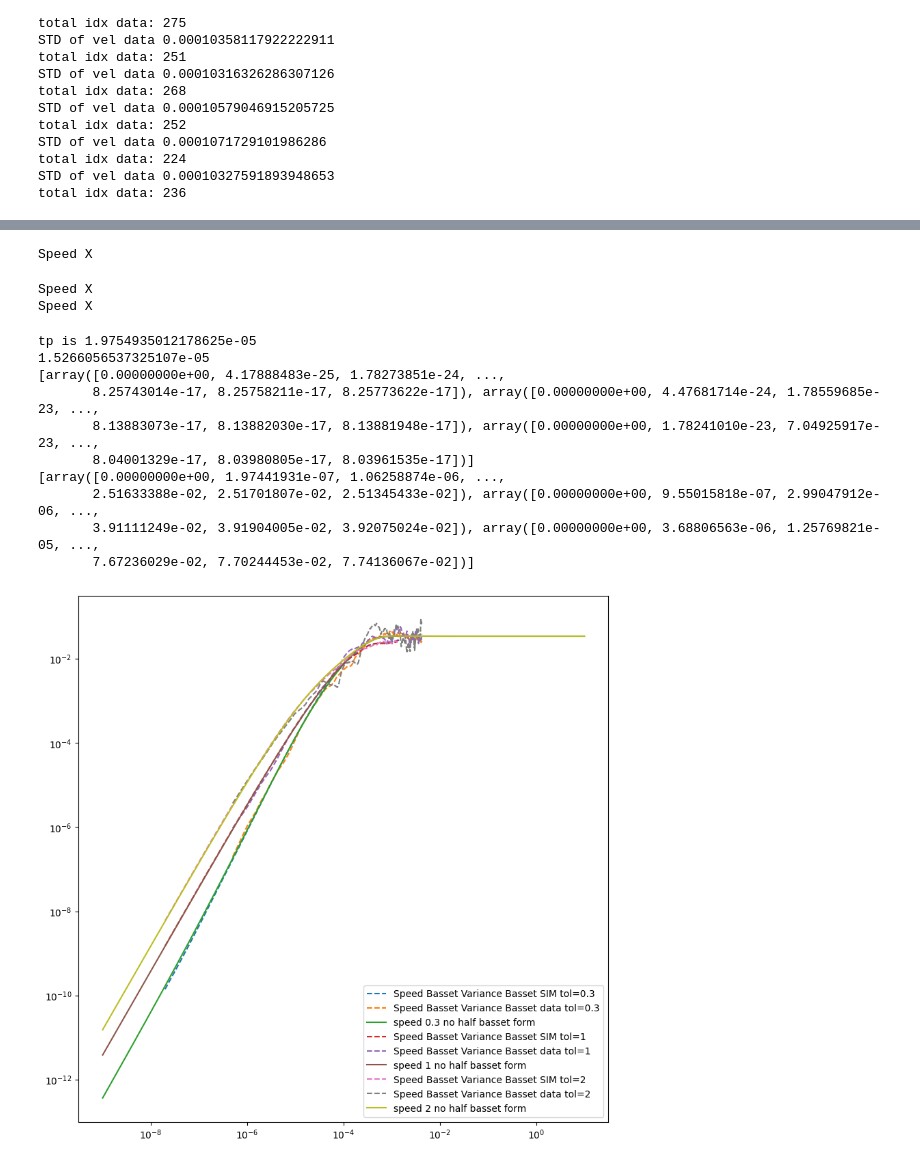
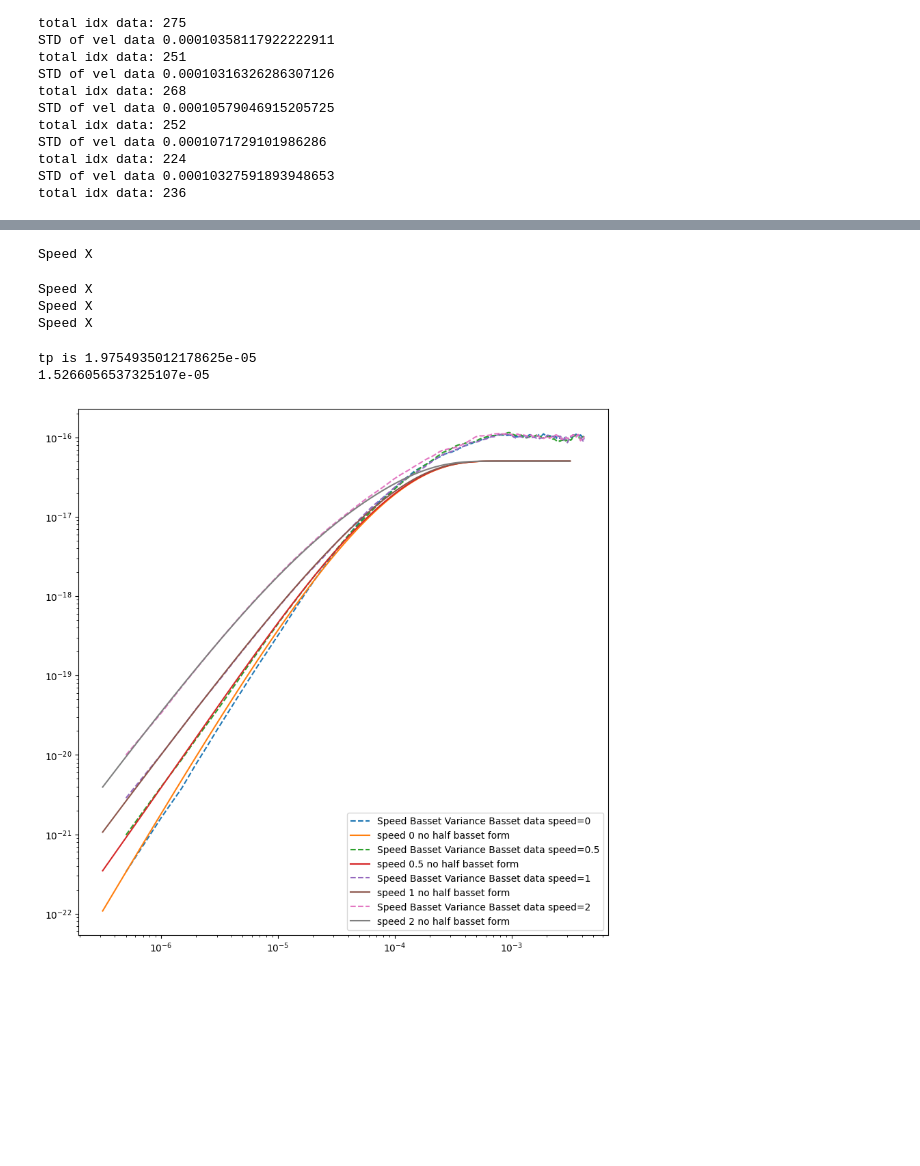
Before and after one commit to mcthumann/Brownian_Data_Analysis, a Jupyter notebook: polished_scripts/Analytical_Simulation_Data_Trio.ipynb, the cells around one changed output, grey strips where cells are left out. Saved outputs shown, nothing was run; the diff lists cells and outputs as text; code cells hidden in the pictures; blank space fills up the shorter version.

```diff
--- a/polished_scripts/Analytical_Simulation_Data_Trio.ipynb
+++ b/polished_scripts/Analytical_Simulation_Data_Trio.ipynb
@@ -532,5 +538,5 @@ def stat_hydro_msd(t, roots):
 # %%
-times_analytic = np.logspace(-9, 1, 1000)
+times_analytic = np.logspace(-6.5, -2.5, 1000)
 
 mu = 0
 # sigma_v = np.sqrt(_k_b*_temp/_m)
@@ -553,7 +559,7 @@ for speed in speeds:
     print("Speed X")
     for i in range(num_samples):
         results_speed[i, :] = stat_hydro_msd(times_analytic, roots)
-        results_speed_no_half[i, :] = full_hydro_msd(0, times_analytic, _m, _K, _r, _viscous, _rho_f, initial_conditions_x[i], speed* np.std(v_traces_sim[0]))
+        results_speed_no_half[i, :] = full_hydro_msd(0, times_analytic, _m, _K, _r, _viscous, _rho_f, initial_conditions_x[i], speed* np.sqrt(_k_b*_temp/_m))
     speeds_analytic.append(results_speed.mean(axis=0))
     speeds_analytic_no_half.append(results_speed_no_half.mean(axis=0))
     results_speed = np.zeros((num_samples, len(times_analytic)))
@@ -564,6 +570,7 @@ averaged_initial_msd = results.mean(axis=0)
 Speed X
 Speed X
 Speed X
+Speed X
 # %%
 # GRAPHING
 plt.figure(figsize=(10,10))
@@ -612,62 +619,50 @@ def graph_2(times):
     # plt.plot(init_lag_times_sim[40:], sim_tol_msds[i][40:]*_gain**2, linestyle = 'dashed', color = "red", label=f"Initial Variable Basset Variance Basset SIM tol={tols[i]}")
 
 # SPEEDS
-print(sim_speeds_msds)
-print(data_speeds_msds)
 for i in range(len(speeds)):
-    plt.plot(lag_times_speed_sim[1:], sim_speeds_msds[i][1:]*_gain**2, linestyle = 'dashed', label=f"Speed Basset Variance Basset SIM tol={speeds[i]}")
-    plt.plot(lag_times_speed_data[1:], data_speeds_msds[i][1:], linestyle = 'dashed', label=f"Speed Basset Variance Basset data tol={speeds[i]}")
+    # plt.plot(lag_times_speed_sim[1:], sim_speeds_msds[i][1:], linestyle = 'dashed', label=f"Speed Basset Variance Basset SIM speed={speeds[i]}")
+    plt.plot(lag_times_speed_data[1:], data_speeds_msds[i][1:]/_gain**2, linestyle = 'dashed', label=f"Speed Basset Variance Basset data speed={speeds[i]}")
     # plt.plot(times_analytic, speeds_analytic[i]*_gain**2, label=f"speed {speeds[i]} basset form")
-    plt.plot(times_analytic, speeds_analytic_no_half[i]*_gain**2, label=f"speed {speeds[i]} no half basset form")
+    plt.plot(times_analytic, speeds_analytic_no_half[i], label=f"speed {speeds[i]} no half basset form")
+
+with open('../data/data_speeds.dat', 'w') as f:
+    for i in range(len(speeds)):
+        f.write(f"# Traces used {traces_per_speed[i]} | Speed {speeds[i]}\n")
+        data = np.column_stack((lag_times_speed_data[1:], data_speeds_msds[i][1:] / _gain**2))
+        np.savetxt(f, data, fmt='%.15e')
+
+with open('../data/analytic_speeds.dat', 'w') as f:
+    for i in range(len(speeds)):
+        f.write(f"# Speed {speeds[i]}\n")
+        data = np.column_stack((times_analytic, speeds_analytic_no_half[i]))
+        np.savetxt(f, data, fmt='%.15e')
 
 
 # DATA GRAPHING
 # plt.scatter(lag_times_data[1:], eq_msd_data[1:],s=20, label="Equilibrium Basset DATA", color = "blue")
 # plt.plot(init_lag_times_data, data_tol_msds[0], linestyle='dotted', label=f"Initial Variable Basset Variance Basset DATA tol={tols[0]}")
 # for i in range(len(tols)):
     # plt.scatter(init_lag_times_data, data_tol_msds[i], s=20, color = "blue", label=f"Initial Variable Basset Variance Basset DATA tol={tols[i]}")
 
 # data = np.column_stack((init_lag_times_data, data_tol_msds[0]))
 # a_form = np.column_stack((times_analytic, laplace_form*_gain**2))
 # eq_data = np.column_stack((lag_times_data[1:], eq_msd_data[1:]))
 # eq_form = np.column_stack((times_analytic, basset_msd*_gain**2))
 
 # Save to a text file
 # np.savetxt('../data/data.dat', data, fmt='%.15e', delimiter=' ', header='# lag msd_z_ic', comments='')
 # np.savetxt('../data/a_form.dat', a_form, fmt='%.15e', delimiter=' ', header='# lag msd_z_ic', comments='')
 # np.savetxt('../data/eq_data.dat', eq_data, fmt='%.15e', delimiter=' ', header='# lag msd_z_ic', comments='')
 # np.savetxt('../data/eq_form.dat', eq_form, fmt='%.15e', delimiter=' ', header='# lag msd_z_ic', comments='')
 
-# ONE TIME GRAPH
-# plt.plot(times_analytic, analytic_tol_msds[0], linestyle='dashed', label=f"Initial Variable Variance White tol={tols[0]}")
-# plt.plot(times_analytic, analytic_tol_msds[-1], linestyle='dashed', label=f"Initial Variable Variance White tol={tols[-1]}")
-# plt.plot(times_analytic, analytic_tol_msds[3], linestyle='dashed', label=f"Initial Variable Variance White tol={tols[3]}")
-#
-# plt.plot(init_lag_times_sim[1:], sim_tol_msds[0][1:], label=f"Initial Variable Basset Variance Basset SIM tol={tols[0]}")
-# plt.plot(init_lag_times_sim[1:], sim_tol_msds[-1][1:], label=f"Initial Variable Basset Variance Basset SIM tol={tols[-1]}")
-# plt.plot(init_lag_times_sim[1:], sim_tol_msds[3][1:], label=f"Initial Variable Basset Variance Basset SIM tol={tols[3]}")
-
-
-# plt.xlim(left =1E-7, right=5E-2)
-# plt.ylim(bottom=1E-8, top =5e-2)
-# plt.xlim(left =3E-7, right=5E-5)
-# plt.ylim(bottom=1E-22, top =5e-18)
 plt.xscale('log')
 plt.yscale('log')
 plt.legend()
 plt.show()
 # %% [output]
 tp is 1.9754935012178625e-05
 1.5266056537325107e-05
-[array([0.00000000e+00, 4.17888483e-25, 1.78273851e-24, ...,
-       8.25743014e-17, 8.25758211e-17, 8.25773622e-17]), array([0.00000000e+00, 4.47681714e-24, 1.78559685e-23, ...,
-       8.13883073e-17, 8.13882030e-17, 8.13881948e-17]), array([0.00000000e+00, 1.78241010e-23, 7.04925917e-23, ...,
-       8.04001329e-17, 8.03980805e-17, 8.03961535e-17])]
-[array([0.00000000e+00, 1.97441931e-07, 1.06258874e-06, ...,
-       2.51633388e-02, 2.51701807e-02, 2.51345433e-02]), array([0.00000000e+00, 9.55015818e-07, 2.99047912e-06, ...,
-       3.91111249e-02, 3.91904005e-02, 3.92075024e-02]), array([0.00000000e+00, 3.68806563e-06, 1.25769821e-05, ...,
-       7.67236029e-02, 7.70244453e-02, 7.74136067e-02])]
-[figure, old version]
+[figure, new version]
 # %%
 # How good is this approx???
 from scipy.interpolate import interp1d
```
Also changed, not shown: parts of 7 cells of this notebook, 1 other file.
